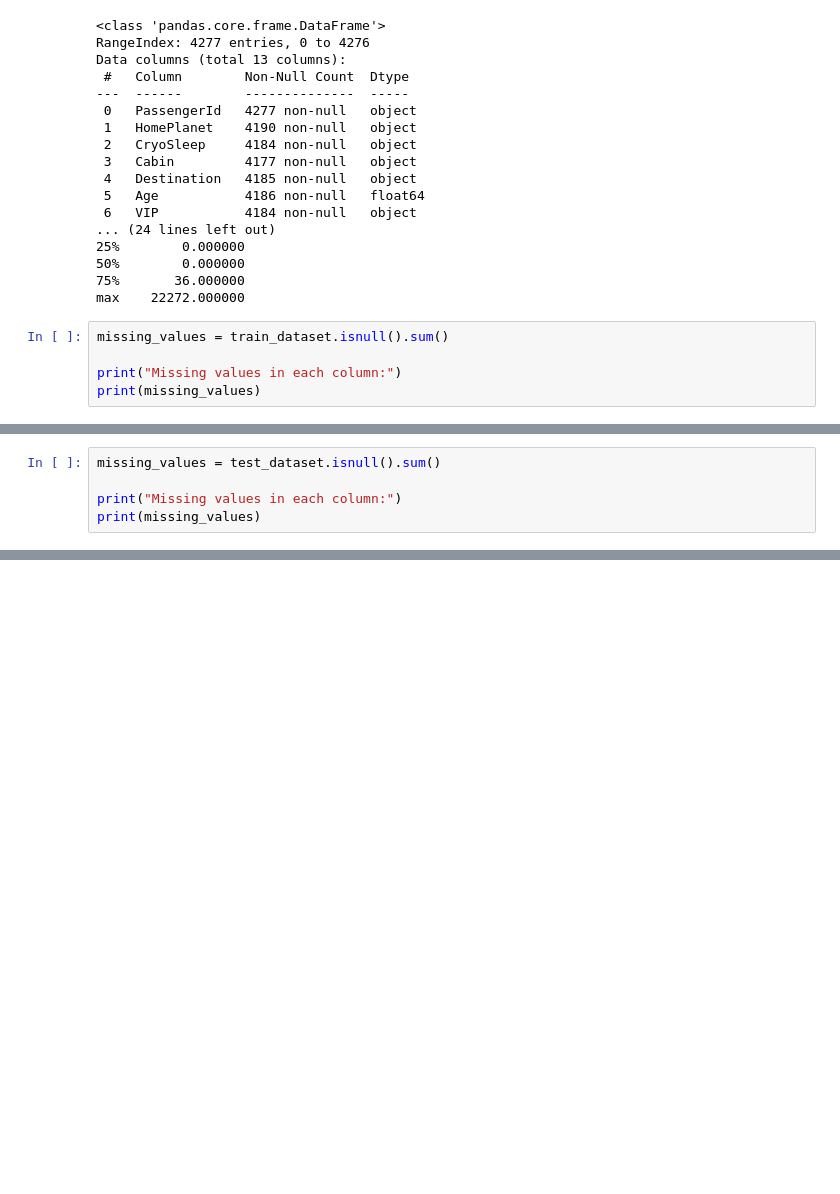
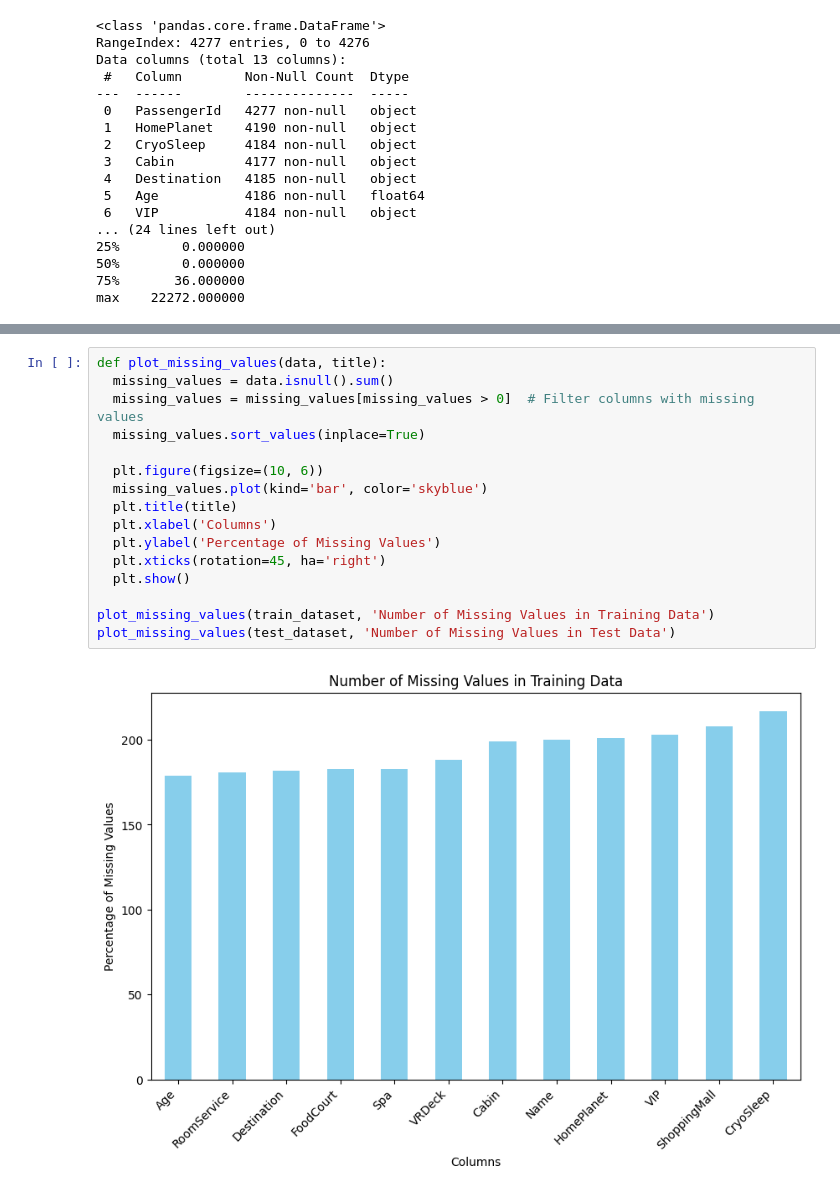
Before and after one commit to 7PAM2015-0105-2023-Group-7/Kaggle-Challange, a Jupyter notebook: Kaggle_Challange_notebook.ipynb, the cells around one changed output, grey strips where cells are left out. Drawn from its saved outputs; the diff is of its cells as text; blank space fills up the shorter version.

```diff
--- a/Kaggle_Challange_notebook.ipynb
+++ b/Kaggle_Challange_notebook.ipynb
@@ -68,8 +69,3 @@ Data columns (total 13 columns):
 50%        0.000000
 75%       36.000000
 max    22272.000000
-# %%
-missing_values = train_dataset.isnull().sum()
-
-print("Missing values in each column:")
-print(missing_values)
@@ -93,5 +71,0 @@ dtype: int64
-# %%
-missing_values = test_dataset.isnull().sum()
-
-print("Missing values in each column:")
-print(missing_values)
@@ -120,0 +99,18 @@ msno.matrix(test_data)
+# %%
+def plot_missing_values(data, title):
+  missing_values = data.isnull().sum()
+  missing_values = missing_values[missing_values > 0]  # Filter columns with missing values
+  missing_values.sort_values(inplace=True)
+
+  plt.figure(figsize=(10, 6))
+  missing_values.plot(kind='bar', color='skyblue')
+  plt.title(title)
+  plt.xlabel('Columns')
+  plt.ylabel('Percentage of Missing Values')
+  plt.xticks(rotation=45, ha='right')
+  plt.show()
+
+plot_missing_values(train_dataset, 'Number of Missing Values in Training Data')
+plot_missing_values(test_dataset, 'Number of Missing Values in Test Data')
+# %% [output]
+[figure, added]
```
Also changed, not shown: parts of 7 cells of this notebook.
